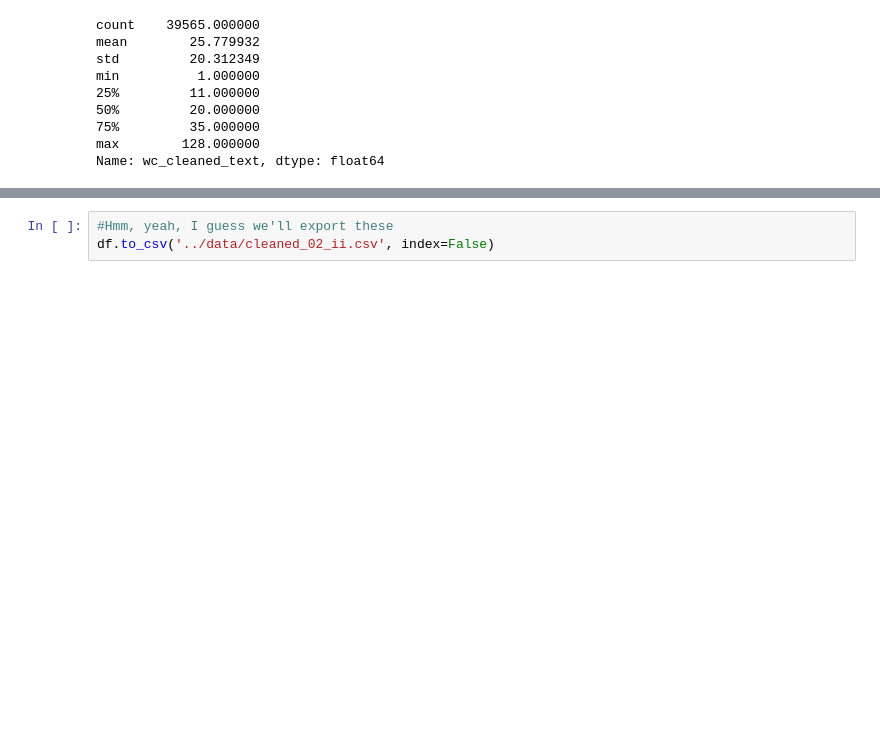
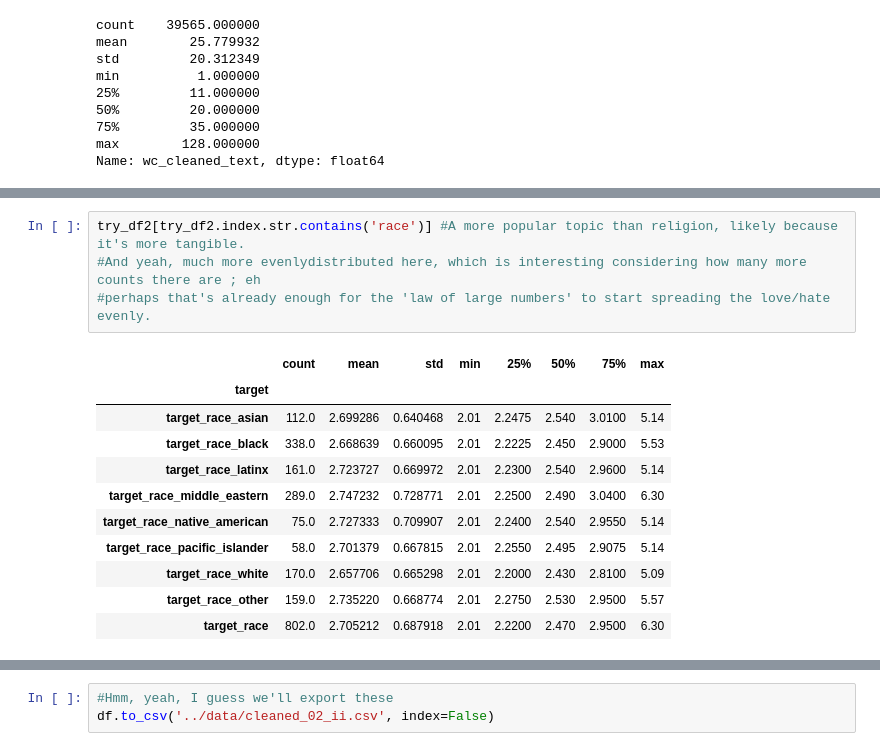
Before and after one commit to bwolff26/capstone_malevonce_prevention, a Jupyter notebook: code/cleaning_ii.ipynb, the cells around one changed output, grey strips where cells are left out. Cells and saved outputs as stored; diff of their text form; blank space fills up the shorter version.

```diff
--- a/code/cleaning_ii.ipynb
+++ b/code/cleaning_ii.ipynb
@@ -154,0 +332,16 @@ df.groupby('hate_rank')['wc_cleaned_text'].describe()#Hmm, pehaps there is a tre
+# %%
+try_df2[try_df2.index.str.contains('race')] #A more popular topic than religion, likely because it's more tangible.
+#And yeah, much more evenlydistributed here, which is interesting considering how many more counts there are ; eh
+#perhaps that's already enough for the 'law of large numbers' to start spreading the love/hate evenly.
+# %% [output]
+|  | count | mean | std | min | 25% | 50% | 75% | max |
+| target |  |  |  |  |  |  |  |  |
+| target_race_asian | 112.0 | 2.699286 | 0.640468 | 2.01 | 2.2475 | 2.540 | 3.0100 | 5.14 |
+| target_race_black | 338.0 | 2.668639 | 0.660095 | 2.01 | 2.2225 | 2.450 | 2.9000 | 5.53 |
+| target_race_latinx | 161.0 | 2.723727 | 0.669972 | 2.01 | 2.2300 | 2.540 | 2.9600 | 5.14 |
+| target_race_middle_eastern | 289.0 | 2.747232 | 0.728771 | 2.01 | 2.2500 | 2.490 | 3.0400 | 6.30 |
+| target_race_native_american | 75.0 | 2.727333 | 0.709907 | 2.01 | 2.2400 | 2.540 | 2.9550 | 5.14 |
+| target_race_pacific_islander | 58.0 | 2.701379 | 0.667815 | 2.01 | 2.2550 | 2.495 | 2.9075 | 5.14 |
+| target_race_white | 170.0 | 2.657706 | 0.665298 | 2.01 | 2.2000 | 2.430 | 2.8100 | 5.09 |
+| target_race_other | 159.0 | 2.735220 | 0.668774 | 2.01 | 2.2750 | 2.530 | 2.9500 | 5.57 |
+| target_race | 802.0 | 2.705212 | 0.687918 | 2.01 | 2.2200 | 2.470 | 2.9500 | 6.30 |
```
Also changed, not shown: parts of 26 cells of this notebook, 3 other files.
